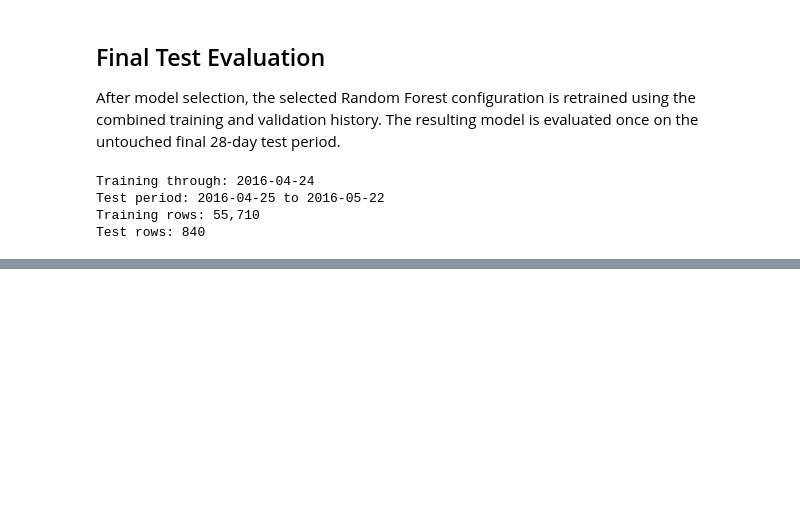
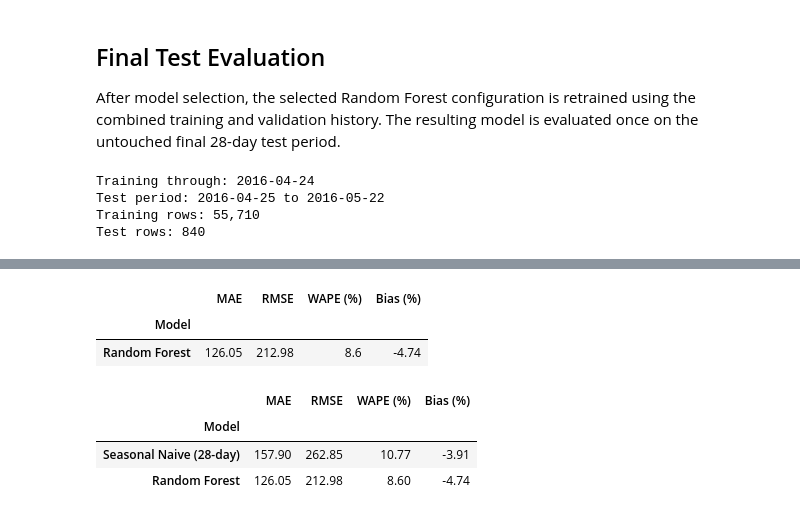
Before and after one commit to afsane-amiri/retail-demand-forecasting, a Jupyter notebook: notebooks/03_model_development.ipynb, the cells around one changed output, grey strips where cells are left out. Cells and saved outputs as stored; diff of their text form; code cells hidden in the pictures; blank space fills up the shorter version.

```diff
--- a/notebooks/03_model_development.ipynb
+++ b/notebooks/03_model_development.ipynb
@@ -1131,0 +1160,73 @@ Test rows: 840
+# %%
+final_test_results = pd.DataFrame(
+    [
+        {
+            "Model": "Random Forest",
+            "MAE": mae(
+                y_test,
+                final_test_pred,
+            ),
+            "RMSE": rmse(
+                y_test,
+                final_test_pred,
+            ),
+            "WAPE (%)": wape(
+                y_test,
+                final_test_pred,
+            ),
+            "Bias (%)": bias_pct(
+                y_test,
+                final_test_pred,
+            ),
+        }
+    ]
+).set_index("Model")
+
+final_test_results.round(2)
+# %% [output]
+|  | MAE | RMSE | WAPE (%) | Bias (%) |
+| Model |  |  |  |  |
+| Random Forest | 126.05 | 212.98 | 8.6 | -4.74 |
+# %%
+test_baseline_pred = seasonal_naive_forecast(
+    test,
+    lag_days=28,
+)
+
+test_baseline_results = pd.DataFrame(
+    [
+        {
+            "Model": "Seasonal Naive (28-day)",
+            "MAE": mae(
+                y_test,
+                test_baseline_pred,
+            ),
+            "RMSE": rmse(
+                y_test,
+                test_baseline_pred,
+            ),
+            "WAPE (%)": wape(
+                y_test,
+                test_baseline_pred,
+            ),
+            "Bias (%)": bias_pct(
+                y_test,
+                test_baseline_pred,
+            ),
+        }
+    ]
+).set_index("Model")
+# %%
+test_comparison = pd.concat(
+    [
+        test_baseline_results,
+        final_test_results,
+    ]
+)
+
+test_comparison.round(2)
+# %% [output]
+|  | MAE | RMSE | WAPE (%) | Bias (%) |
+| Model |  |  |  |  |
+| Seasonal Naive (28-day) | 157.90 | 262.85 | 10.77 | -3.91 |
+| Random Forest | 126.05 | 212.98 | 8.60 | -4.74 |
```
Also changed, not shown: parts of 14 cells of this notebook, 9 other files.
